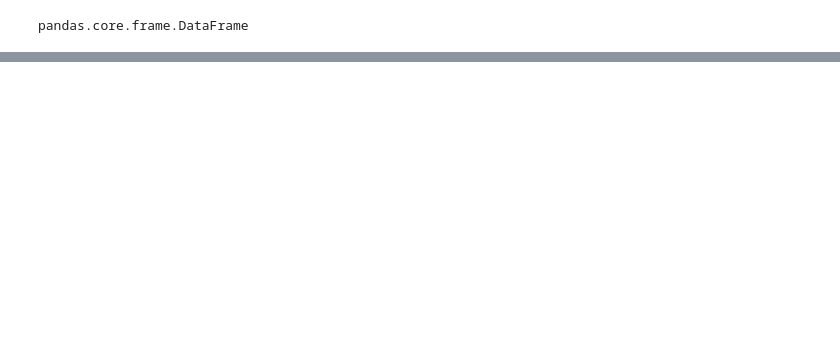
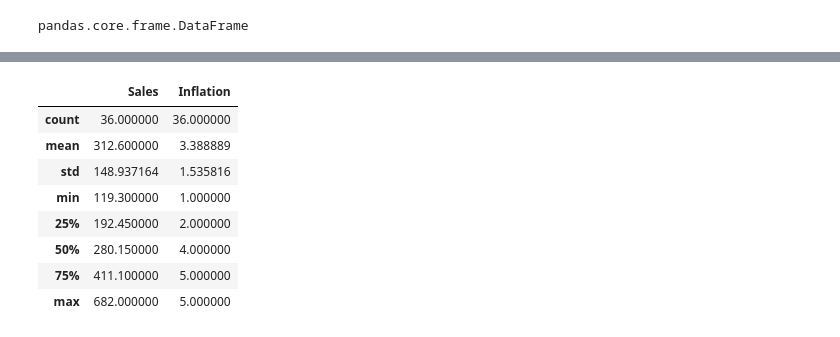
Before and after one commit to SKumarAshutosh/Time_Series_Analysis, a Jupyter notebook: notebook/time_series_analysis.ipynb, the cells around one changed output, grey strips where cells are left out. Saved outputs shown, nothing was run; the diff lists cells and outputs as text; code cells hidden in the pictures; blank space fills up the shorter version.

```diff
--- a/notebook/time_series_analysis.ipynb
+++ b/notebook/time_series_analysis.ipynb
@@ -19,0 +70,12 @@ pandas.core.frame.DataFrame
+# %%
+sampoo.describe()
+# %% [output]
+|  | Sales | Inflation |
+| count | 36.000000 | 36.000000 |
+| mean | 312.600000 | 3.388889 |
+| std | 148.937164 | 1.535816 |
+| min | 119.300000 | 1.000000 |
+| 25% | 192.450000 | 2.000000 |
+| 50% | 280.150000 | 4.000000 |
+| 75% | 411.100000 | 5.000000 |
+| max | 682.000000 | 5.000000 |
```
Also changed, not shown: parts of 8 cells of this notebook.
